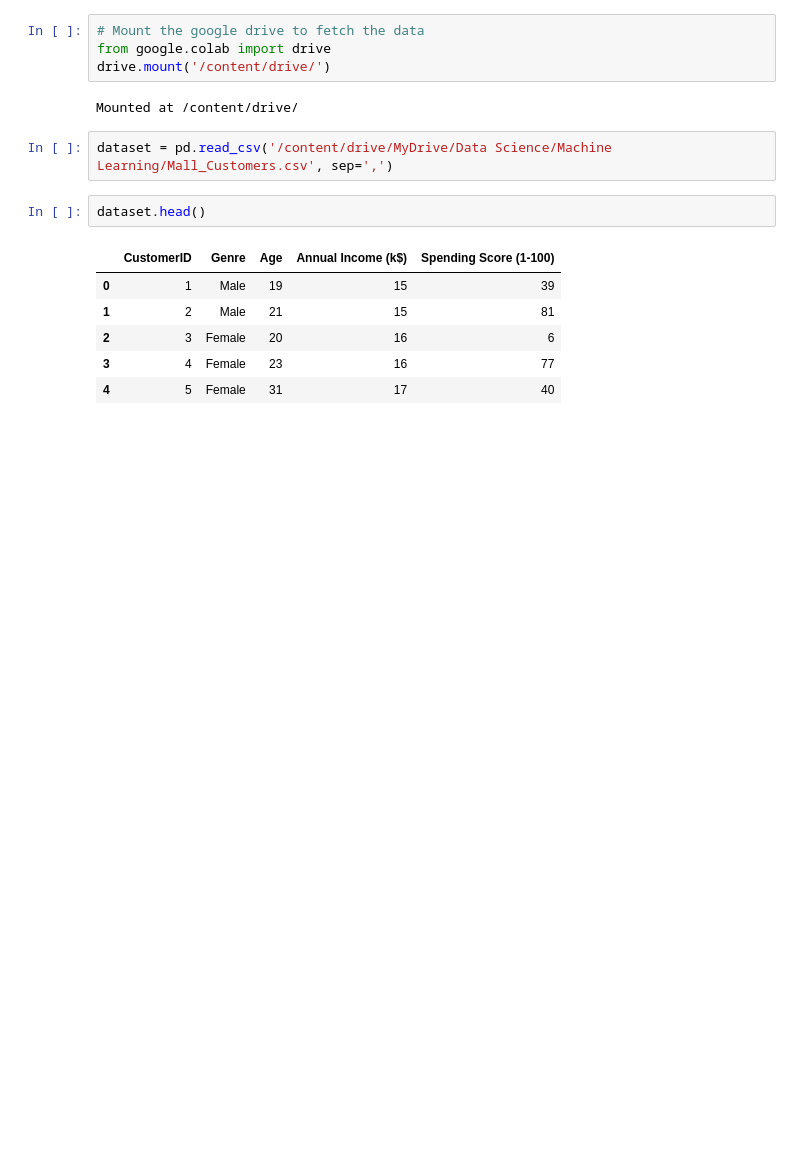
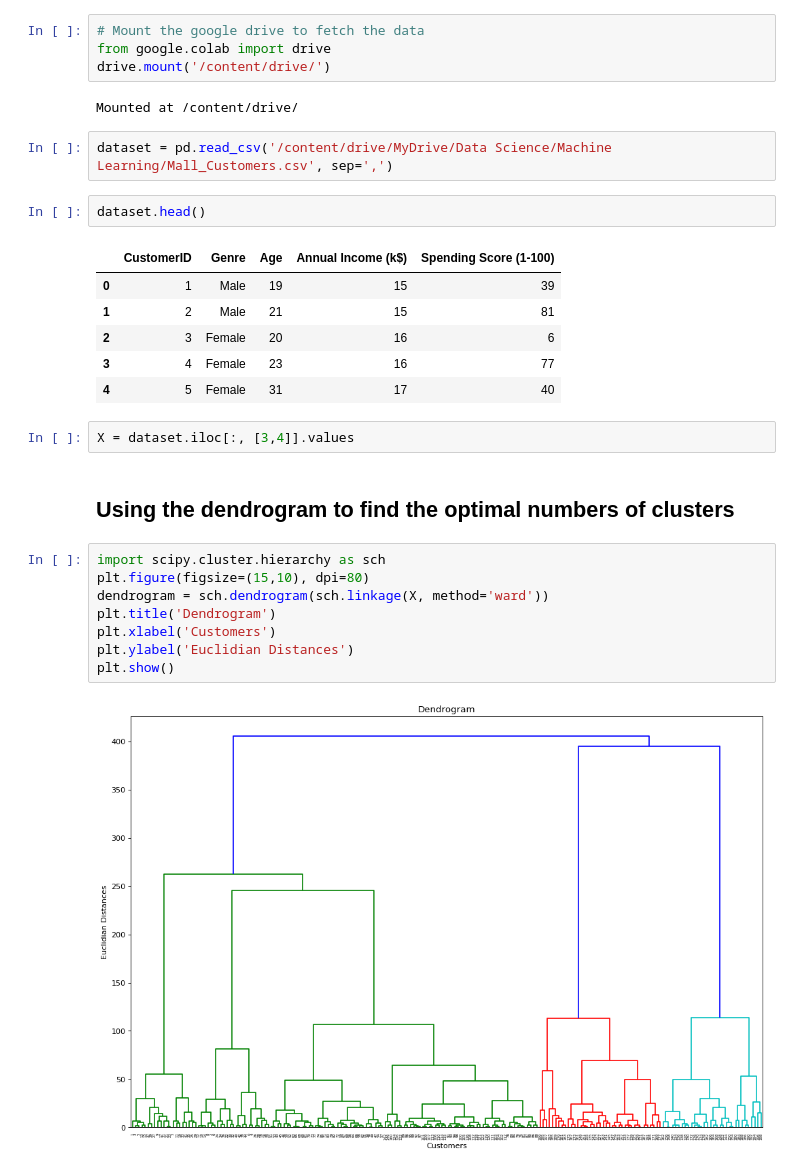
Before and after one commit to Priyo-prog/Machine-Learning, a Jupyter notebook: Hierarchical Clustering/Hierarchical_Clustering.ipynb, the cells around one changed output. Cells and saved outputs as stored; diff of their text form; blank space fills up the shorter version.

```diff
--- a/Hierarchical Clustering/Hierarchical_Clustering.ipynb
+++ b/Hierarchical Clustering/Hierarchical_Clustering.ipynb
@@ -32,3 +32,17 @@ dataset.head()
 | 2 | 3 | Female | 20 | 16 | 6 |
 | 3 | 4 | Female | 23 | 16 | 77 |
 | 4 | 5 | Female | 31 | 17 | 40 |
+# %%
+X = dataset.iloc[:, [3,4]].values
+# %% [markdown]
+## Using the dendrogram to find the optimal numbers of clusters
+# %%
+import scipy.cluster.hierarchy as sch
+plt.figure(figsize=(15,10), dpi=80)
+dendrogram = sch.dendrogram(sch.linkage(X, method='ward'))
+plt.title('Dendrogram')
+plt.xlabel('Customers')
+plt.ylabel('Euclidian Distances')
+plt.show()
+# %% [output]
+[figure, added]
```
